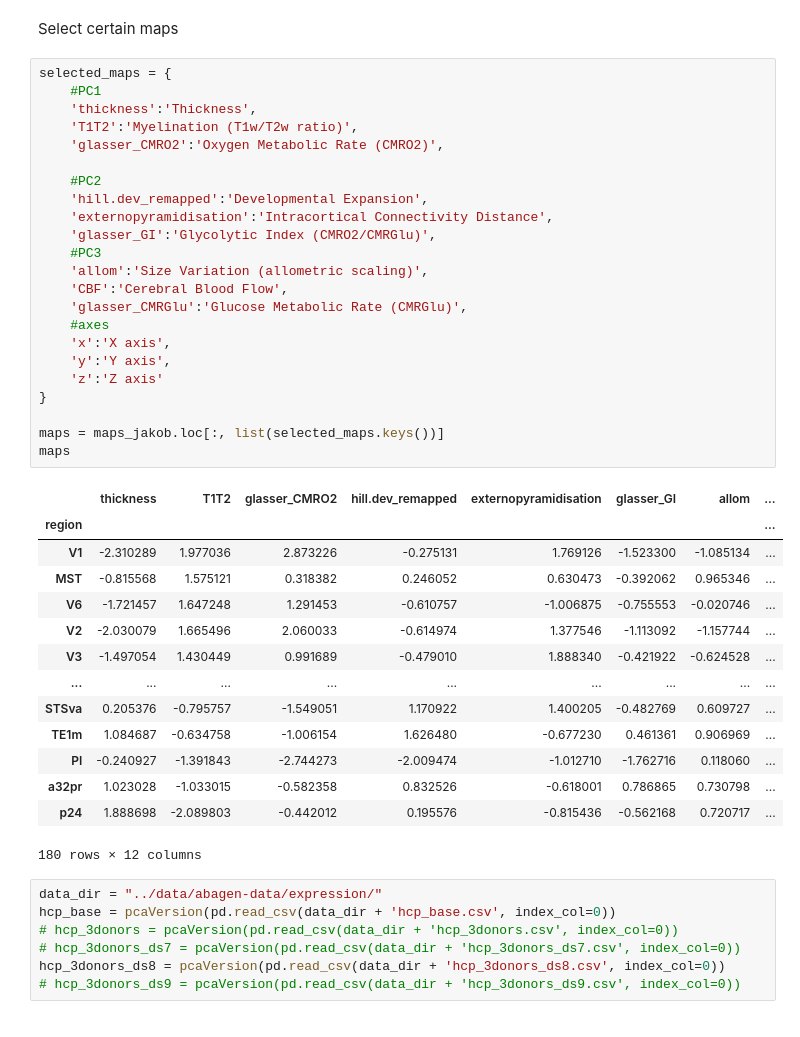
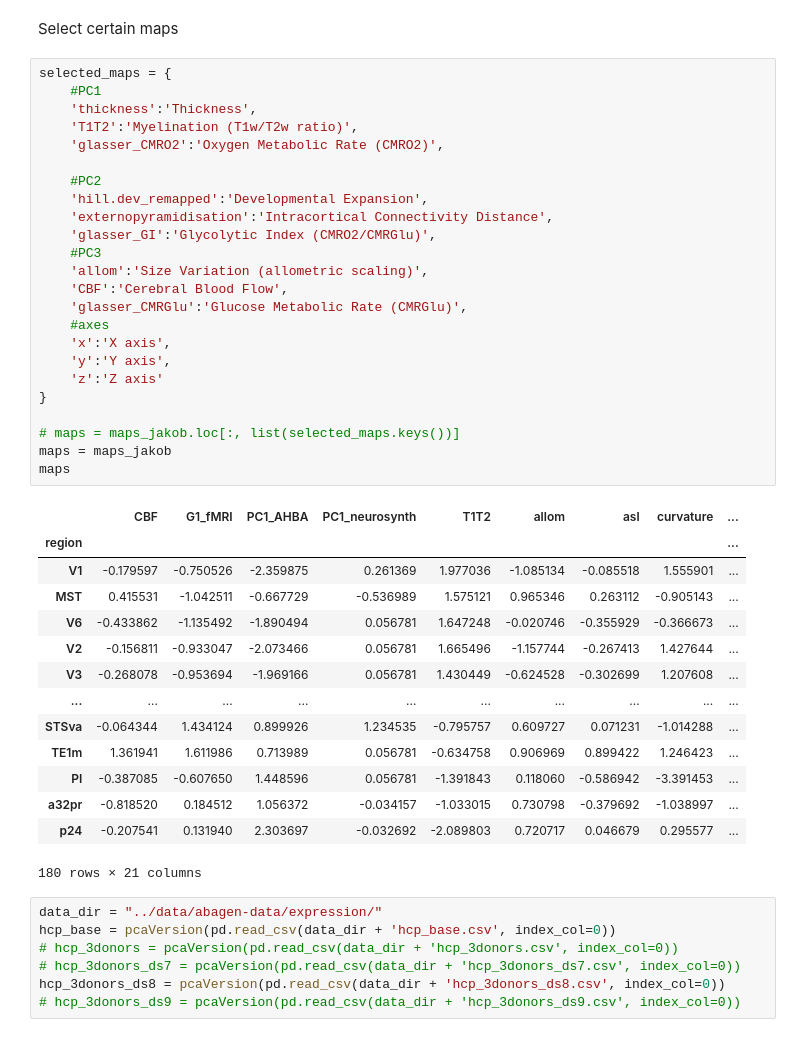
Before and after one commit to richardajdear/AHBA_gradients, a Jupyter notebook: notebooks/other_maps.ipynb, the cells around one changed output. Saved outputs shown, nothing was run; the diff lists cells and outputs as text.

```diff
--- a/notebooks/other_maps.ipynb
+++ b/notebooks/other_maps.ipynb
@@ -37,41 +37,42 @@ Select certain maps
 # %%
 selected_maps = {
     #PC1
     'thickness':'Thickness',
     'T1T2':'Myelination (T1w/T2w ratio)',
     'glasser_CMRO2':'Oxygen Metabolic Rate (CMRO2)',
 
     #PC2
     'hill.dev_remapped':'Developmental Expansion',
     'externopyramidisation':'Intracortical Connectivity Distance',
     'glasser_GI':'Glycolytic Index (CMRO2/CMRGlu)',
     #PC3
     'allom':'Size Variation (allometric scaling)',
     'CBF':'Cerebral Blood Flow',
     'glasser_CMRGlu':'Glucose Metabolic Rate (CMRGlu)',
     #axes
     'x':'X axis',
     'y':'Y axis',
     'z':'Z axis'
 }
 
-maps = maps_jakob.loc[:, list(selected_maps.keys())]
+# maps = maps_jakob.loc[:, list(selected_maps.keys())]
+maps = maps_jakob
 maps
 # %% [output]
-|  | thickness | T1T2 | glasser_CMRO2 | hill.dev_remapped | externopyramidisation | glasser_GI | allom | ... |
-| region |  |  |  |  |  |  |  | ... |
-| V1 | -2.310289 | 1.977036 | 2.873226 | -0.275131 | 1.769126 | -1.523300 | -1.085134 | ... |
-| MST | -0.815568 | 1.575121 | 0.318382 | 0.246052 | 0.630473 | -0.392062 | 0.965346 | ... |
-| V6 | -1.721457 | 1.647248 | 1.291453 | -0.610757 | -1.006875 | -0.755553 | -0.020746 | ... |
-| V2 | -2.030079 | 1.665496 | 2.060033 | -0.614974 | 1.377546 | -1.113092 | -1.157744 | ... |
-| V3 | -1.497054 | 1.430449 | 0.991689 | -0.479010 | 1.888340 | -0.421922 | -0.624528 | ... |
-| ... | ... | ... | ... | ... | ... | ... | ... | ... |
-| STSva | 0.205376 | -0.795757 | -1.549051 | 1.170922 | 1.400205 | -0.482769 | 0.609727 | ... |
-| TE1m | 1.084687 | -0.634758 | -1.006154 | 1.626480 | -0.677230 | 0.461361 | 0.906969 | ... |
-| PI | -0.240927 | -1.391843 | -2.744273 | -2.009474 | -1.012710 | -1.762716 | 0.118060 | ... |
-| a32pr | 1.023028 | -1.033015 | -0.582358 | 0.832526 | -0.618001 | 0.786865 | 0.730798 | ... |
-| p24 | 1.888698 | -2.089803 | -0.442012 | 0.195576 | -0.815436 | -0.562168 | 0.720717 | ... |
+|  | CBF | G1_fMRI | PC1_AHBA | PC1_neurosynth | T1T2 | allom | asl | curvature | ... |
+| region |  |  |  |  |  |  |  |  | ... |
+| V1 | -0.179597 | -0.750526 | -2.359875 | 0.261369 | 1.977036 | -1.085134 | -0.085518 | 1.555901 | ... |
+| MST | 0.415531 | -1.042511 | -0.667729 | -0.536989 | 1.575121 | 0.965346 | 0.263112 | -0.905143 | ... |
+| V6 | -0.433862 | -1.135492 | -1.890494 | 0.056781 | 1.647248 | -0.020746 | -0.355929 | -0.366673 | ... |
+| V2 | -0.156811 | -0.933047 | -2.073466 | 0.056781 | 1.665496 | -1.157744 | -0.267413 | 1.427644 | ... |
+| V3 | -0.268078 | -0.953694 | -1.969166 | 0.056781 | 1.430449 | -0.624528 | -0.302699 | 1.207608 | ... |
+| ... | ... | ... | ... | ... | ... | ... | ... | ... | ... |
+| STSva | -0.064344 | 1.434124 | 0.899926 | 1.234535 | -0.795757 | 0.609727 | 0.071231 | -1.014288 | ... |
+| TE1m | 1.361941 | 1.611986 | 0.713989 | 0.056781 | -0.634758 | 0.906969 | 0.899422 | 1.246423 | ... |
+| PI | -0.387085 | -0.607650 | 1.448596 | 0.056781 | -1.391843 | 0.118060 | -0.586942 | -3.391453 | ... |
+| a32pr | -0.818520 | 0.184512 | 1.056372 | -0.034157 | -1.033015 | 0.730798 | -0.379692 | -1.038997 | ... |
+| p24 | -0.207541 | 0.131940 | 2.303697 | -0.032692 | -2.089803 | 0.720717 | 0.046679 | 0.295577 | ... |
-180 rows × 12 columns
+180 rows × 21 columns
 # %%
 data_dir = "../data/abagen-data/expression/"
 hcp_base = pcaVersion(pd.read_csv(data_dir + 'hcp_base.csv', index_col=0))
```
Also changed, not shown: parts of 24 cells of this notebook, 10 other files.
